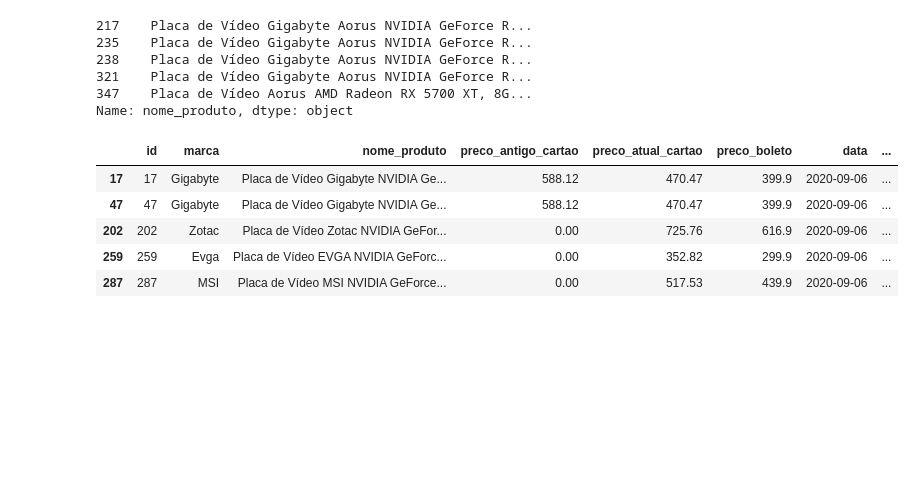
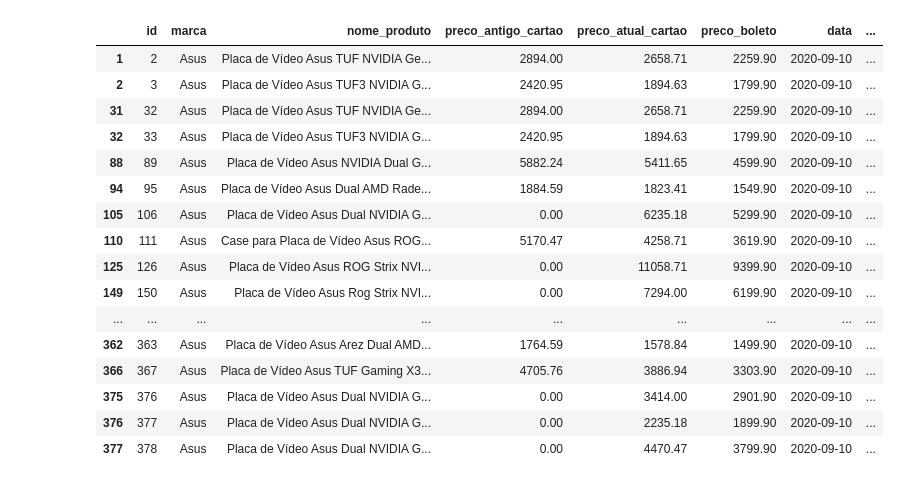
Before and after one commit to Ighus/ds_analysis_hardware_market, a Jupyter notebook: analysis.ipynb, the cells around one changed output. Saved outputs shown, nothing was run; the diff lists cells and outputs as text; code cells hidden in the pictures; blank space fills up the shorter version.

```diff
--- a/analysis.ipynb
+++ b/analysis.ipynb
@@ -66,19 +70,21 @@ Zotac         2322.942000
 Name: preco_atual_cartao, dtype: float64
 # %%
-df['nome_produto'][df['marca'] == 'Aorus']
+df[df['marca'] == 'Asus']
 # %% [output]
-217    Placa de Vídeo Gigabyte Aorus NVIDIA GeForce R...
-235    Placa de Vídeo Gigabyte Aorus NVIDIA GeForce R...
-238    Placa de Vídeo Gigabyte Aorus NVIDIA GeForce R...
-321    Placa de Vídeo Gigabyte Aorus NVIDIA GeForce R...
-347    Placa de Vídeo Aorus AMD Radeon RX 5700 XT, 8G...
-Name: nome_produto, dtype: object
+|  | id | marca | nome_produto | preco_antigo_cartao | preco_atual_cartao | preco_boleto | data | ... |
+| 1 | 2 | Asus | Placa de Vídeo Asus TUF NVIDIA Ge... | 2894.00 | 2658.71 | 2259.90 | 2020-09-10 | ... |
+| 2 | 3 | Asus | Placa de Vídeo Asus TUF3 NVIDIA G... | 2420.95 | 1894.63 | 1799.90 | 2020-09-10 | ... |
+| 31 | 32 | Asus | Placa de Vídeo Asus TUF NVIDIA Ge... | 2894.00 | 2658.71 | 2259.90 | 2020-09-10 | ... |
+| 32 | 33 | Asus | Placa de Vídeo Asus TUF3 NVIDIA G... | 2420.95 | 1894.63 | 1799.90 | 2020-09-10 | ... |
+| 88 | 89 | Asus | Placa de Vídeo Asus NVIDIA Dual G... | 5882.24 | 5411.65 | 4599.90 | 2020-09-10 | ... |
+| 94 | 95 | Asus | Placa de Vídeo Asus Dual AMD Rade... | 1884.59 | 1823.41 | 1549.90 | 2020-09-10 | ... |
+| 105 | 106 | Asus | Placa de Vídeo Asus Dual NVIDIA G... | 0.00 | 6235.18 | 5299.90 | 2020-09-10 | ... |
+| 110 | 111 | Asus | Case para Placa de Vídeo Asus ROG... | 5170.47 | 4258.71 | 3619.90 | 2020-09-10 | ... |
+| 125 | 126 | Asus | Placa de Vídeo Asus ROG Strix NVI... | 0.00 | 11058.71 | 9399.90 | 2020-09-10 | ... |
+| 149 | 150 | Asus | Placa de Vídeo Asus Rog Strix NVI... | 0.00 | 7294.00 | 6199.90 | 2020-09-10 | ... |
+| ... | ... | ... | ... | ... | ... | ... | ... | ... |
+| 362 | 363 | Asus | Placa de Vídeo Asus Arez Dual AMD... | 1764.59 | 1578.84 | 1499.90 | 2020-09-10 | ... |
+| 366 | 367 | Asus | Placa de Vídeo Asus TUF Gaming X3... | 4705.76 | 3886.94 | 3303.90 | 2020-09-10 | ... |
+| 375 | 376 | Asus | Placa de Vídeo Asus Dual NVIDIA G... | 0.00 | 3414.00 | 2901.90 | 2020-09-10 | ... |
+| 376 | 377 | Asus | Placa de Vídeo Asus Dual NVIDIA G... | 0.00 | 2235.18 | 1899.90 | 2020-09-10 | ... |
+| 377 | 378 | Asus | Placa de Vídeo Asus Dual NVIDIA G... | 0.00 | 4470.47 | 3799.90 | 2020-09-10 | ... |
-# %%
-df[df['nome_produto'].str.contains("730")]
-# %% [output]
-|  | id | marca | nome_produto | preco_antigo_cartao | preco_atual_cartao | preco_boleto | data | ... |
-| 17 | 17 | Gigabyte | Placa de Vídeo Gigabyte NVIDIA Ge... | 588.12 | 470.47 | 399.9 | 2020-09-06 | ... |
-| 47 | 47 | Gigabyte | Placa de Vídeo Gigabyte NVIDIA Ge... | 588.12 | 470.47 | 399.9 | 2020-09-06 | ... |
-| 202 | 202 | Zotac | Placa de Vídeo Zotac NVIDIA GeFor... | 0.00 | 725.76 | 616.9 | 2020-09-06 | ... |
-| 259 | 259 | Evga | Placa de Vídeo EVGA NVIDIA GeForc... | 0.00 | 352.82 | 299.9 | 2020-09-06 | ... |
-| 287 | 287 | MSI | Placa de Vídeo MSI NVIDIA GeForce... | 0.00 | 517.53 | 439.9 | 2020-09-06 | ... |
```
Also changed, not shown: parts of 13 cells of this notebook, 2 other files.
